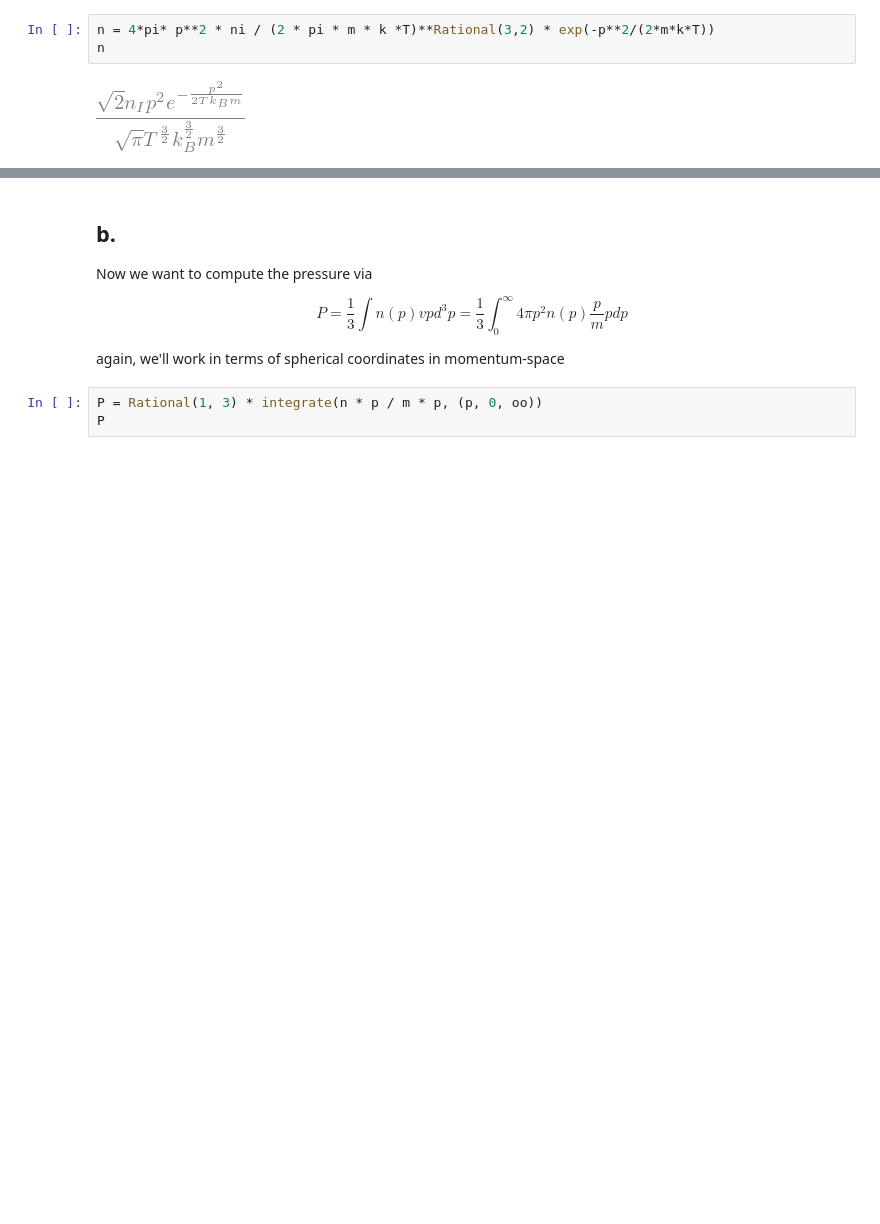
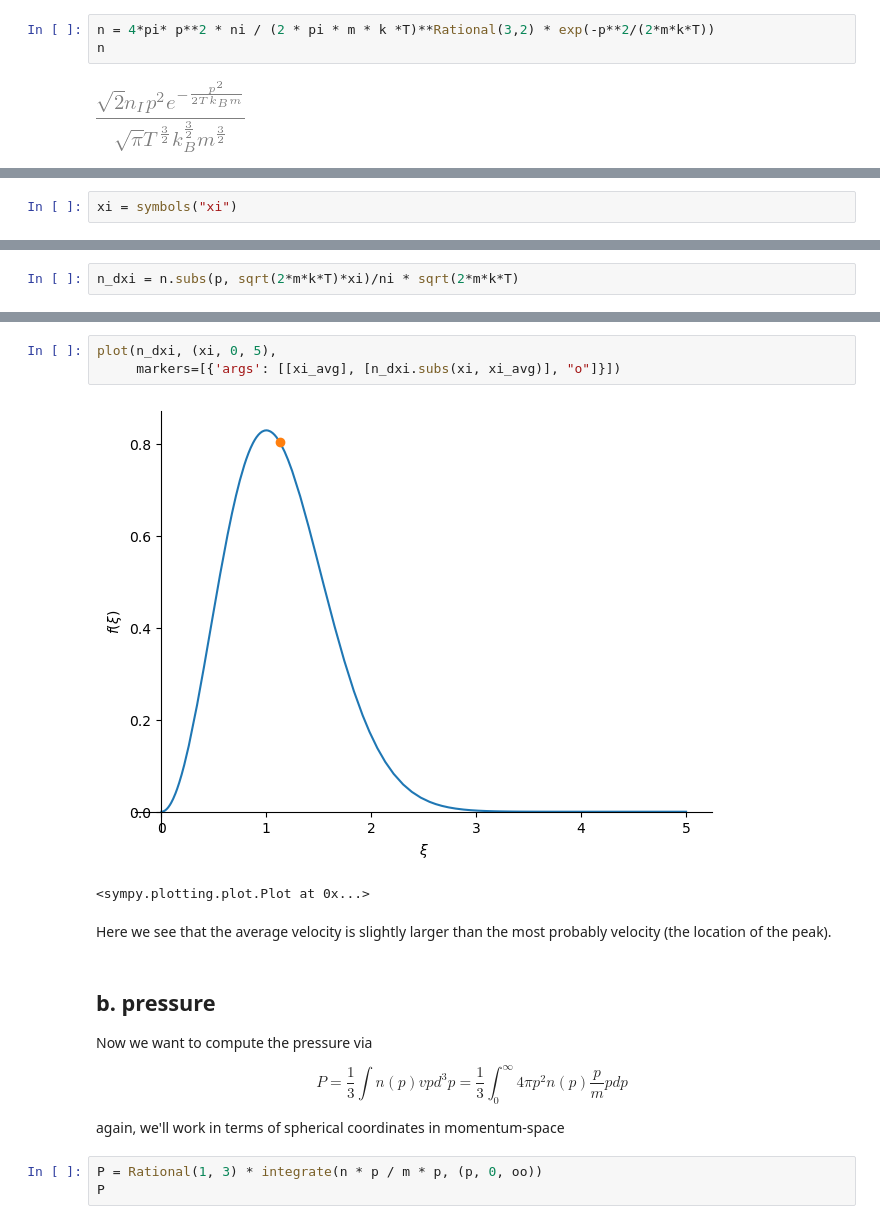
Before and after one commit to zingale/ast341_f22_examples, a Jupyter notebook: content/thermo/thermodynamics.ipynb, the cells around one changed output, grey strips where cells are left out. Drawn from its saved outputs; the diff is of its cells as text; blank space fills up the shorter version.

```diff
--- a/content/thermo/thermodynamics.ipynb
+++ b/content/thermo/thermodynamics.ipynb
@@ -45,0 +58,2 @@ vavg
+# %%
+xi = symbols("xi")
@@ -45,0 +70,2 @@ vavg
+# %%
+n_dxi = n.subs(p, sqrt(2*m*k*T)*xi)/ni * sqrt(2*m*k*T)
@@ -46,5 +79,13 @@ vavg
+# %%
+plot(n_dxi, (xi, 0, 5),
+     markers=[{'args': [[xi_avg], [n_dxi.subs(xi, xi_avg)], "o"]}])
+# %% [output]
+[figure, added]
+<sympy.plotting.plot.Plot at 0x...>
+# %% [markdown]
+Here we see that the average velocity is slightly larger than the most probably velocity (the location of the peak).
 # %% [markdown]
-## b.
+## b. pressure
 
 Now we want to compute the pressure via
 
```
Also changed, not shown: parts of 12 cells of this notebook, 1 other file.
